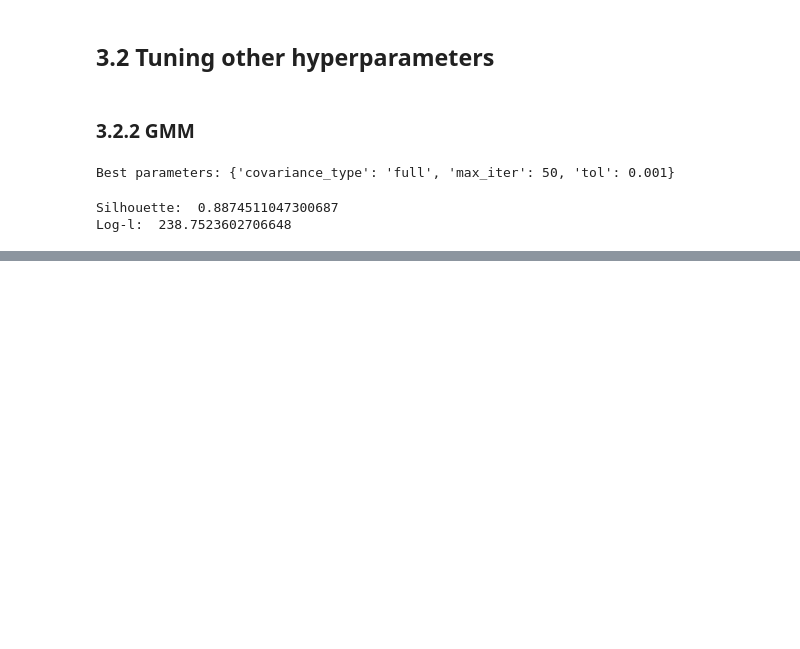
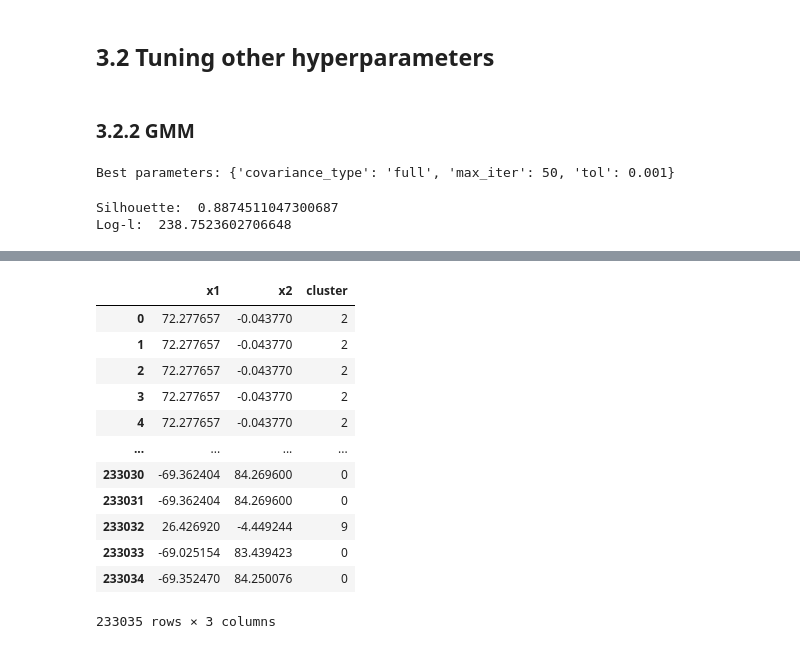
Before and after one commit to massimomecarelli/ML4N_project, a Jupyter notebook: Unsupervised_clustering.ipynb, the cells around one changed output, grey strips where cells are left out. Cells and saved outputs as stored; diff of their text form; code cells hidden in the pictures; blank space fills up the shorter version.

```diff
--- a/Unsupervised_clustering.ipynb
+++ b/Unsupervised_clustering.ipynb
@@ -151,0 +186,20 @@ Log-l:  238.7523602706648
+# %%
+# GMM
+df_gmm_tsne = pd.DataFrame(tsne_results__df)
+df_gmm_tsne["cluster"] = gmm_label_t
+df_gmm_tsne.columns = ["x1", "x2", "cluster"]
+df_gmm_tsne
+# %% [output]
+|  | x1 | x2 | cluster |
+| 0 | 72.277657 | -0.043770 | 2 |
+| 1 | 72.277657 | -0.043770 | 2 |
+| 2 | 72.277657 | -0.043770 | 2 |
+| 3 | 72.277657 | -0.043770 | 2 |
+| 4 | 72.277657 | -0.043770 | 2 |
+| ... | ... | ... | ... |
+| 233030 | -69.362404 | 84.269600 | 0 |
+| 233031 | -69.362404 | 84.269600 | 0 |
+| 233032 | 26.426920 | -4.449244 | 9 |
+| 233033 | -69.025154 | 83.439423 | 0 |
+| 233034 | -69.352470 | 84.250076 | 0 |
+233035 rows × 3 columns
```
Also changed, not shown: parts of 6 cells of this notebook.
